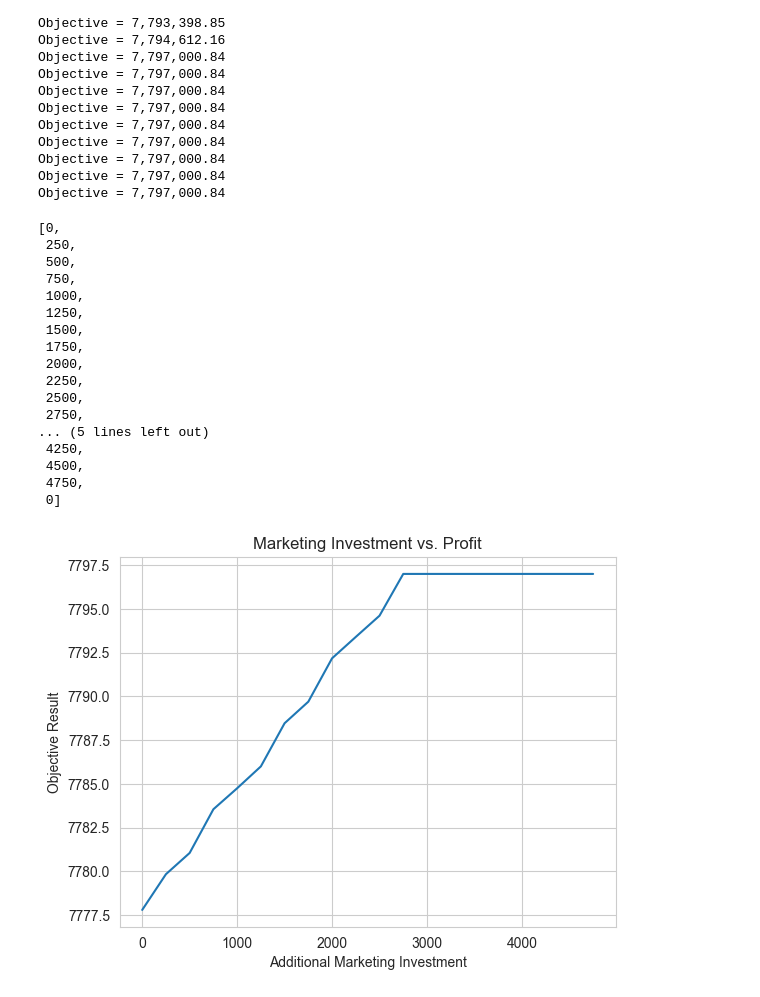
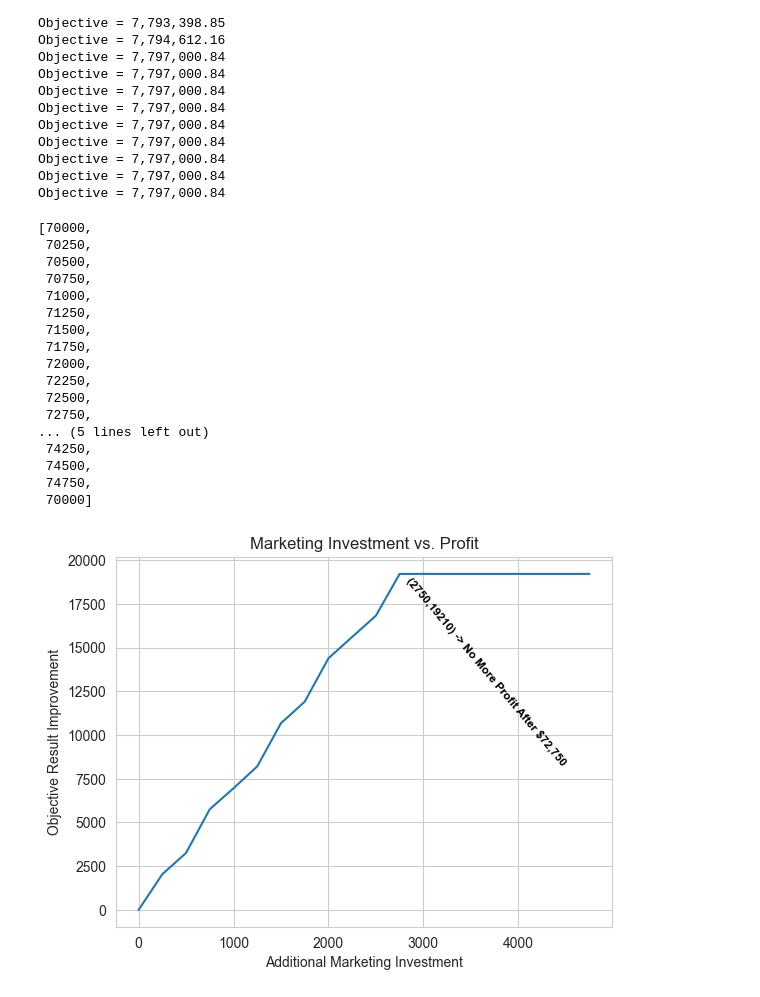
Before and after one commit to robords/msds460_final, a Jupyter notebook: Marketing_Budget_Test.ipynb, the cells around one changed output. Drawn from its saved outputs; the diff is of its cells as text; code cells hidden in the pictures.

```diff
--- a/Marketing_Budget_Test.ipynb
+++ b/Marketing_Budget_Test.ipynb
@@ -288,34 +288,38 @@ Objective = 7,797,000.84
 Objective = 7,797,000.84
 Objective = 7,797,000.84
 # %%
-[i-70000 for i in budget_test_list]
+[i for i in budget_test_list]
 # %% [output]
-[0,
- 250,
- 500,
- 750,
- 1000,
- 1250,
- 1500,
- 1750,
- 2000,
- 2250,
- 2500,
- 2750,
+[70000,
+ 70250,
+ 70500,
+ 70750,
+ 71000,
+ 71250,
+ 71500,
+ 71750,
+ 72000,
+ 72250,
+ 72500,
+ 72750,
 ... (5 lines left out)
- 4250,
- 4500,
- 4750,
- 0]
+ 74250,
+ 74500,
+ 74750,
+ 70000]
 # %%
 #plt.plot(budget_test_list, [i/1000 for i in objective_result_list[1:]])
 
 sns.set_style("whitegrid")
-sns.lineplot(x=[i-70000 for i in budget_test_list], y=[i/1000) for i in objective_result_list[1:]])
+sns.lineplot(x=[i-70000 for i in budget_test_list], y=[(i)-(7777790.06) for i in objective_result_list[1:]])
 
+plt.text(2750, 7797000.84-7777790.06, f"   (2750,{7797000-7777790}) -> No More Profit After $72,750",
+         horizontalalignment='left',
+         size='small', color='black', weight='semibold',
+         rotation = 310, rotation_mode = 'anchor')
 plt.xlabel('Additional Marketing Investment')
-plt.ylabel('Objective Result')
+plt.ylabel('Objective Result Improvement')
 plt.title('Marketing Investment vs. Profit')
 plt.show()
 # %% [output]
-[figure, old version]
+[figure, new version]
```
